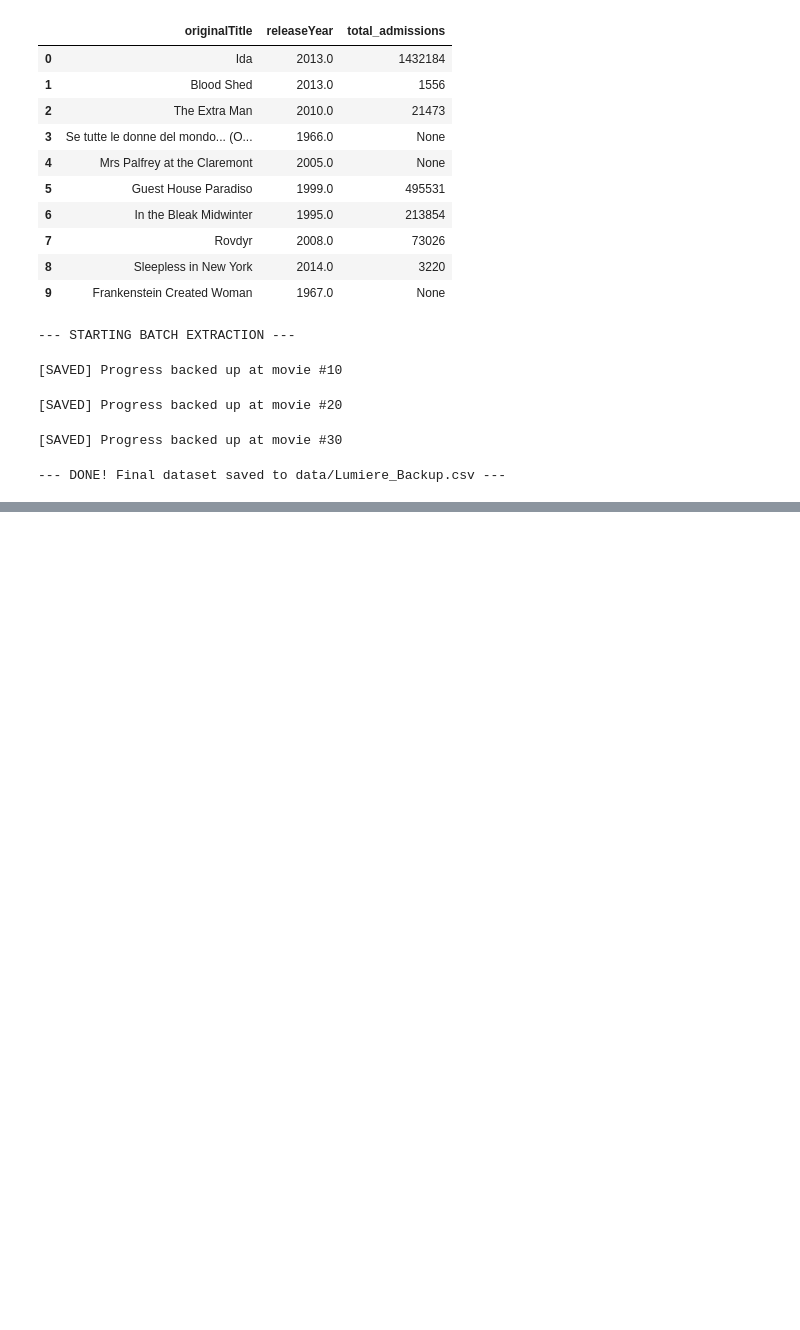
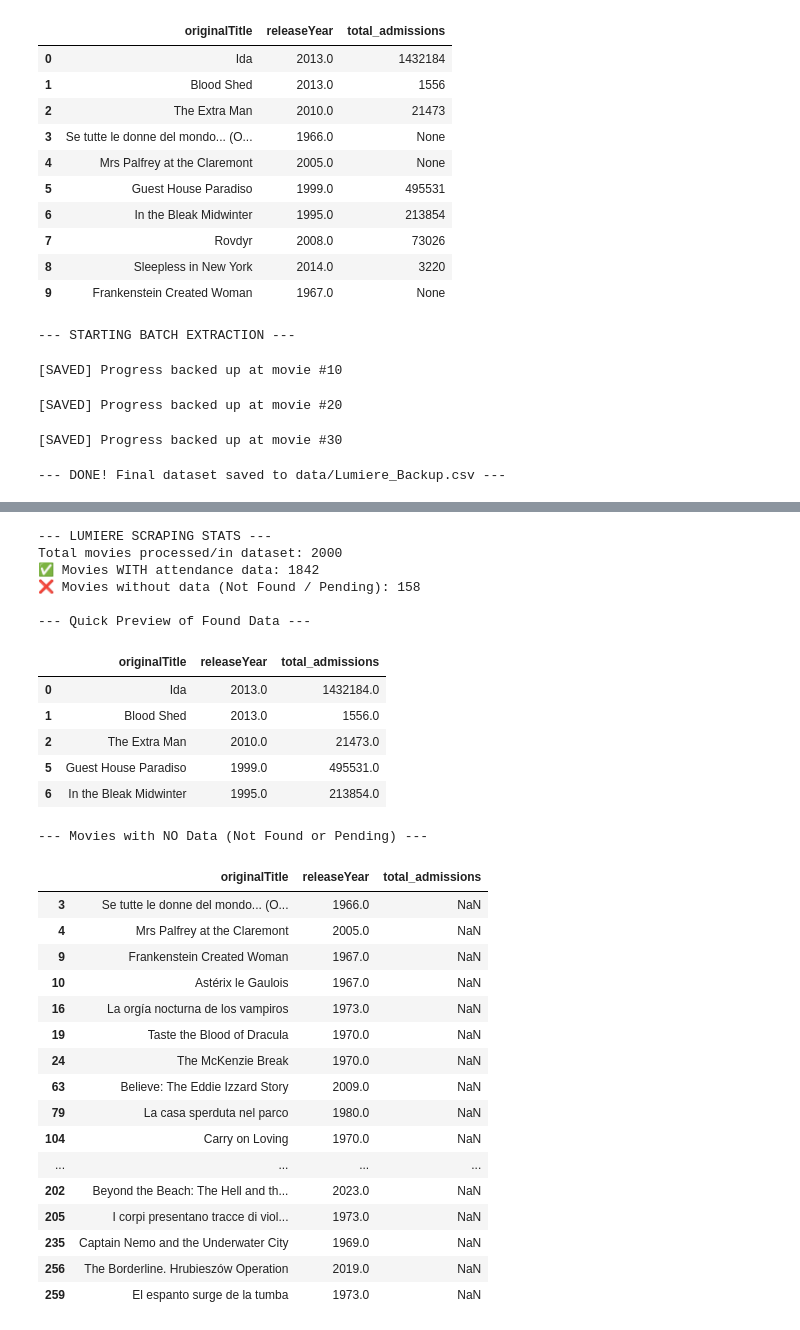
Before and after one commit to GeorgiosLoulakis/Analytics2Action, a Jupyter notebook: analysis/Juliusz_numeric_clustering.ipynb, the cells around one changed output, grey strips where cells are left out. Saved outputs shown, nothing was run; the diff lists cells and outputs as text; code cells hidden in the pictures; blank space fills up the shorter version.

```diff
--- a/analysis/Juliusz_numeric_clustering.ipynb
+++ b/analysis/Juliusz_numeric_clustering.ipynb
@@ -376,0 +378,68 @@ print(f"\n--- SUCCESS! Final dataset saved to {backup_file} ---")
+# %%
+import pandas as pd
+
+# Define the path to your backup file
+backup_file = 'data/Lumiere_Full_Backup.csv'
+
+try:
+    # Load the dataset
+    df = pd.read_csv(backup_file)
+
+    # Convert admissions to numeric (turns "Not Found" into NaN)
+    valid_admissions = pd.to_numeric(df['total_admissions'], errors='coerce')
+
+    # Count the results
+    total_movies = len(df)
+    movies_with_data = valid_admissions.notna().sum()
+    missing_or_not_found = valid_admissions.isna().sum()
+
+    print(f"--- LUMIERE SCRAPING STATS ---")
+    print(f"Total movies processed/in dataset: {total_movies}")
+    print(f"✅ Movies WITH attendance data: {movies_with_data}")
+    print(f"❌ Movies without data (Not Found / Pending): {missing_or_not_found}")
+
+    # 1. Preview the successful ones
+    print("\n--- Quick Preview of Found Data ---")
+    success_df = df[valid_admissions.notna()]
+    display(success_df[['originalTitle', 'releaseYear', 'total_admissions']].head())
+
+    # 2. Print the dataset of movies with NO data
+    print("\n--- Movies with NO Data (Not Found or Pending) ---")
+    missing_df = df[valid_admissions.isna()]
+
+    # Display the first 20 movies missing data (remove .head(20) to see all of them)
+    display(missing_df[['originalTitle', 'releaseYear', 'total_admissions']].head(20))
+
+except FileNotFoundError:
+    print(f"Error: Could not find '{backup_file}'. Make sure your scraping script has successfully run and saved at least once!")
+# %% [output]
+--- LUMIERE SCRAPING STATS ---
+Total movies processed/in dataset: 2000
+✅ Movies WITH attendance data: 1842
+❌ Movies without data (Not Found / Pending): 158
+
+--- Quick Preview of Found Data ---
+|  | originalTitle | releaseYear | total_admissions |
+| 0 | Ida | 2013.0 | 1432184.0 |
+| 1 | Blood Shed | 2013.0 | 1556.0 |
+| 2 | The Extra Man | 2010.0 | 21473.0 |
+| 5 | Guest House Paradiso | 1999.0 | 495531.0 |
+| 6 | In the Bleak Midwinter | 1995.0 | 213854.0 |
+--- Movies with NO Data (Not Found or Pending) ---
+|  | originalTitle | releaseYear | total_admissions |
+| 3 | Se tutte le donne del mondo... (O... | 1966.0 | NaN |
+| 4 | Mrs Palfrey at the Claremont | 2005.0 | NaN |
+| 9 | Frankenstein Created Woman | 1967.0 | NaN |
+| 10 | Astérix le Gaulois | 1967.0 | NaN |
+| 16 | La orgía nocturna de los vampiros | 1973.0 | NaN |
+| 19 | Taste the Blood of Dracula | 1970.0 | NaN |
+| 24 | The McKenzie Break | 1970.0 | NaN |
+| 63 | Believe: The Eddie Izzard Story | 2009.0 | NaN |
+| 79 | La casa sperduta nel parco | 1980.0 | NaN |
+| 104 | Carry on Loving | 1970.0 | NaN |
+| ... | ... | ... | ... |
+| 202 | Beyond the Beach: The Hell and th... | 2023.0 | NaN |
+| 205 | I corpi presentano tracce di viol... | 1973.0 | NaN |
+| 235 | Captain Nemo and the Underwater City | 1969.0 | NaN |
+| 256 | The Borderline. Hrubieszów Operation | 2019.0 | NaN |
+| 259 | El espanto surge de la tumba | 1973.0 | NaN |
```
Also changed, not shown: parts of 3 cells of this notebook.
